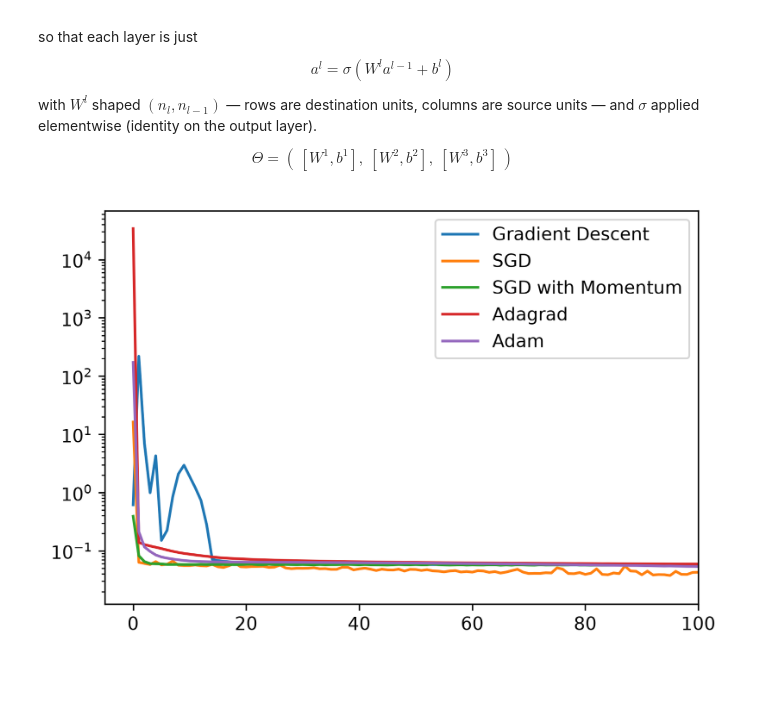
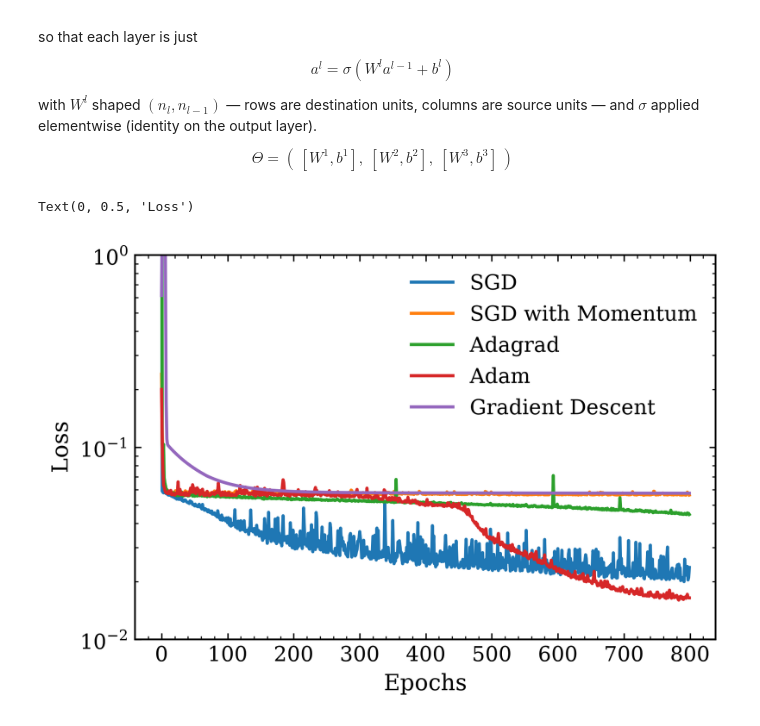
Before and after one commit to chrissellgren/ML_f26, a Jupyter notebook: lab1/lab1.ipynb, the cells around one changed output. Saved outputs shown, nothing was run; the diff lists cells and outputs as text; code cells hidden in the pictures; blank space fills up the shorter version.

Commit message:
finished two main plots

```diff
--- a/lab1/lab1.ipynb
+++ b/lab1/lab1.ipynb
@@ -276,29 +328,18 @@ params_GD, losses_GD = train(params, X, Y, gradient_descent,init_singlevar,batch
-# %%
-# SGD
-params = init_mlp(jax.random.key(0),[1,128,128,1])
-params_SGD, losses_SGD = train(params, X, Y, gradient_descent,init_singlevar,batch=True,key=jax.random.key(0))
-# %%
-# SGD w momentum:
-params = init_mlp(jax.random.key(0),[1,128,128,1])
-params_SGD_mom, losses_SGD_mom = train(params, X, Y, gradient_descent_momentum,init_singlevar,batch=True,key=jax.random.key(0),eta=0.01)
-# %%
-# Adagrad
-params = init_mlp(jax.random.key(0),[1,128,128,1])
-params_adagrad, losses_adagrad = train(params, X, Y, adagrad, init_singlevar,batch=True,key=jax.random.key(0),eta=0.5)
-# %%
-# adam
-params = init_mlp(jax.random.key(0),[1,128,128,1])
-arams_adam, losses_adam = train(params, X, Y, adam, init_adam,batch=True,key=jax.random.key(0),eta=0.1)
 # %%
 plt.figure(figsize=(6,4),dpi=300)
-plt.plot(epochs,losses_GD,label='Gradient Descent')
+
 plt.plot(epochs,losses_SGD,label="SGD")
 plt.plot(epochs,losses_SGD_mom,label="SGD with Momentum")
 plt.plot(epochs,losses_adagrad,label="Adagrad")
 plt.plot(epochs,losses_adam,label='Adam')
+plt.plot(epochs,losses_GD,label='Gradient Descent')
 plt.legend()
-plt.xlim(-5,100)
+#plt.xlim(-5,400)
 
 plt.yscale('log')
+plt.ylim(1e-2,1)
+plt.xlabel("Epochs")
+plt.ylabel("Loss")
 # %% [output]
+Text(0, 0.5, 'Loss')
-[figure, old version]
+[figure, new version]
```
Also changed, not shown: parts of 8 cells of this notebook.
